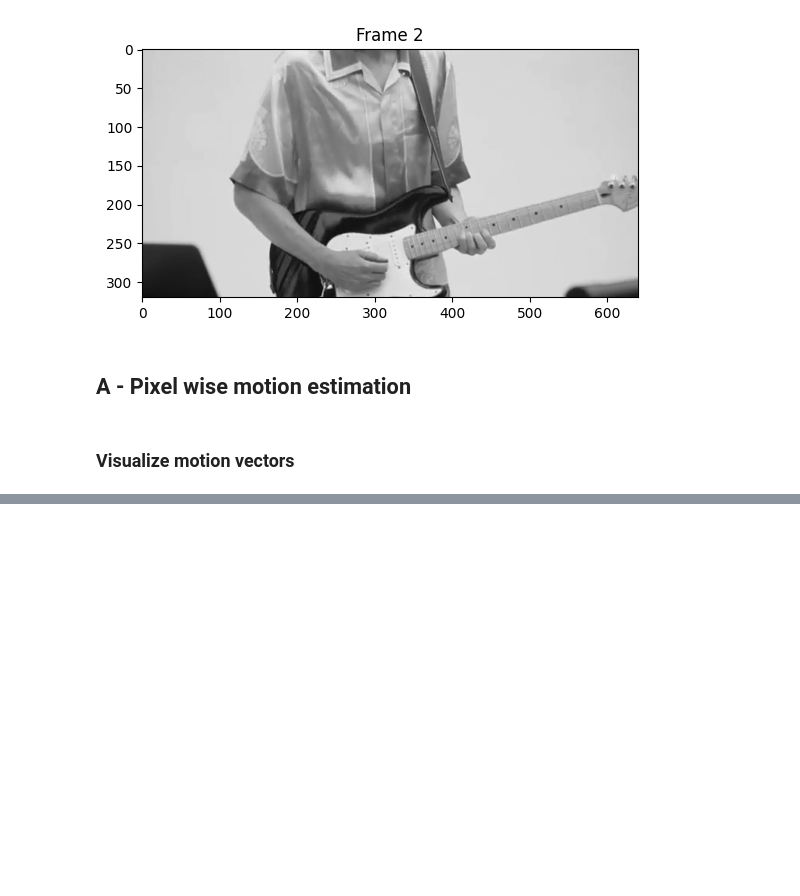
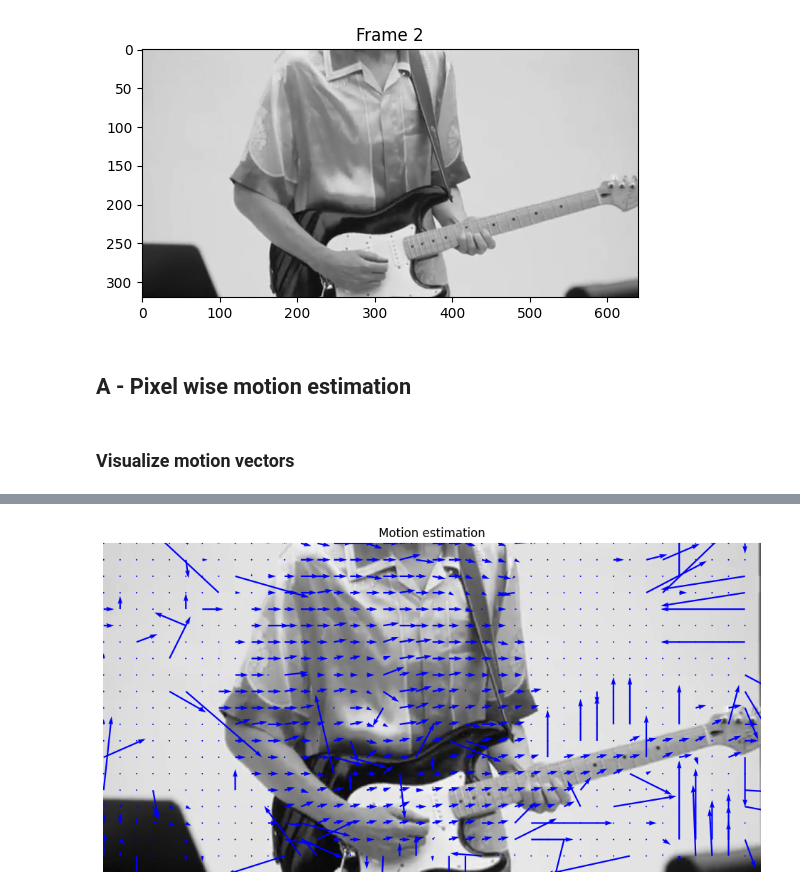
Before and after one commit to sinansoulier/VideoProcessing, a Jupyter notebook: TP1/motion_estimation.ipynb, the cells around one changed output, grey strips where cells are left out. Drawn from its saved outputs; the diff is of its cells as text; code cells hidden in the pictures; blank space fills up the shorter version.

```diff
--- a/TP1/motion_estimation.ipynb
+++ b/TP1/motion_estimation.ipynb
@@ -140,0 +210,18 @@ display_motion_estimation(motion_x, motion_y, frame1, step=15)
+# %%
+def BMA_display(frame1: np.ndarray, frame2: np.ndarray, block_size: int = 16, window_size: int = 10) -> None:
+    v_x , v_y = BMA(frame1, frame2, block_size=block_size, window_size=window_size)
+
+    x_coords = np.arange(0, frame1.shape[1], block_size)
+    y_coords = np.arange(0, frame1.shape[0], block_size)
+
+    _, ax = plt.subplots(1, 1, figsize=(15, 6))
+    ax.imshow(frame1, cmap='gray')
+    ax.set_axis_off()
+    ax.set_title('Motion estimation')
+
+    ax.quiver(x_coords, y_coords, v_x, v_y, scale=250, color='blue')
+    plt.show()
+
+BMA_display(frame1, frame2, block_size=16, window_size=32)
+# %% [output]
+[figure, added]
```
Also changed, not shown: parts of 5 cells of this notebook.
